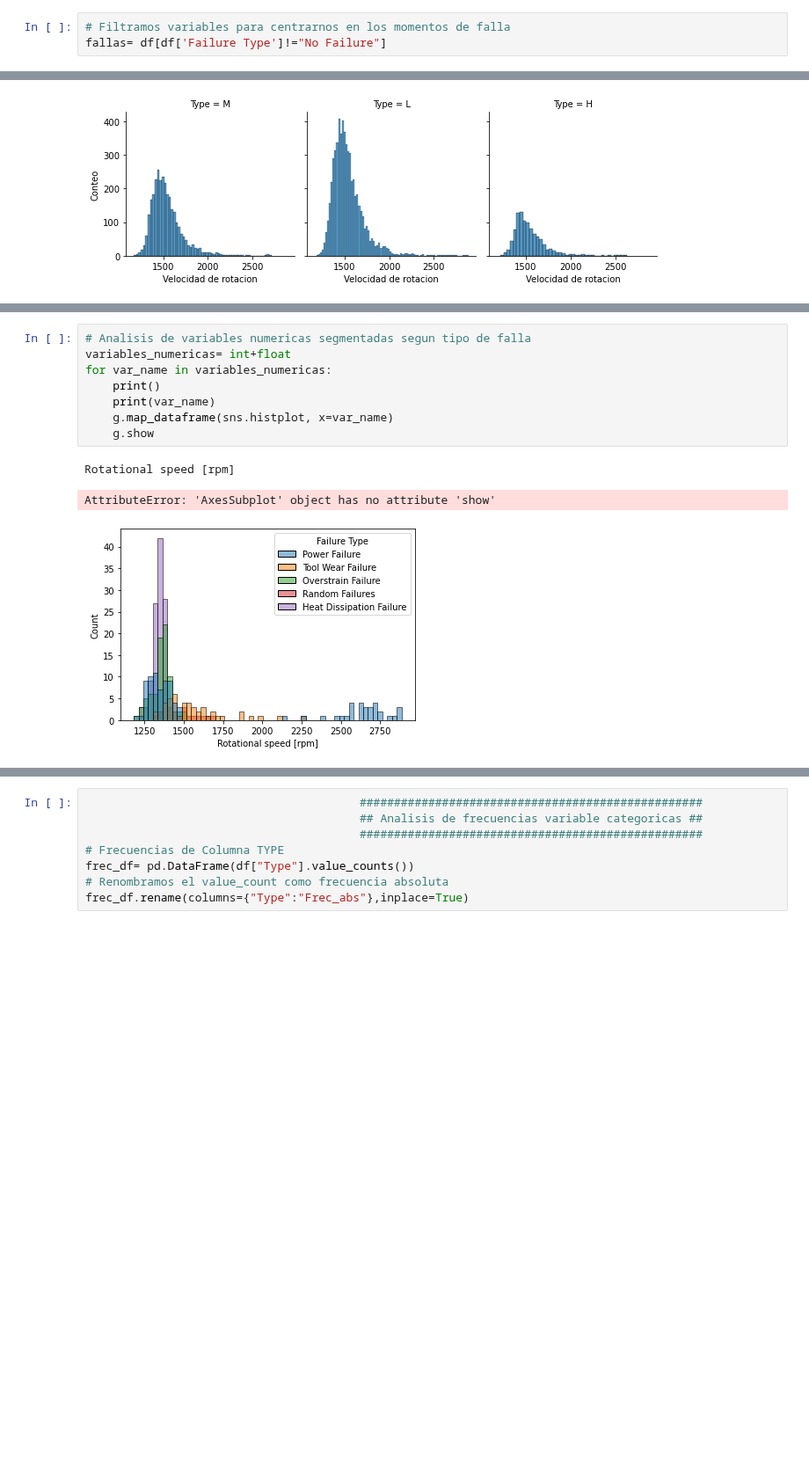
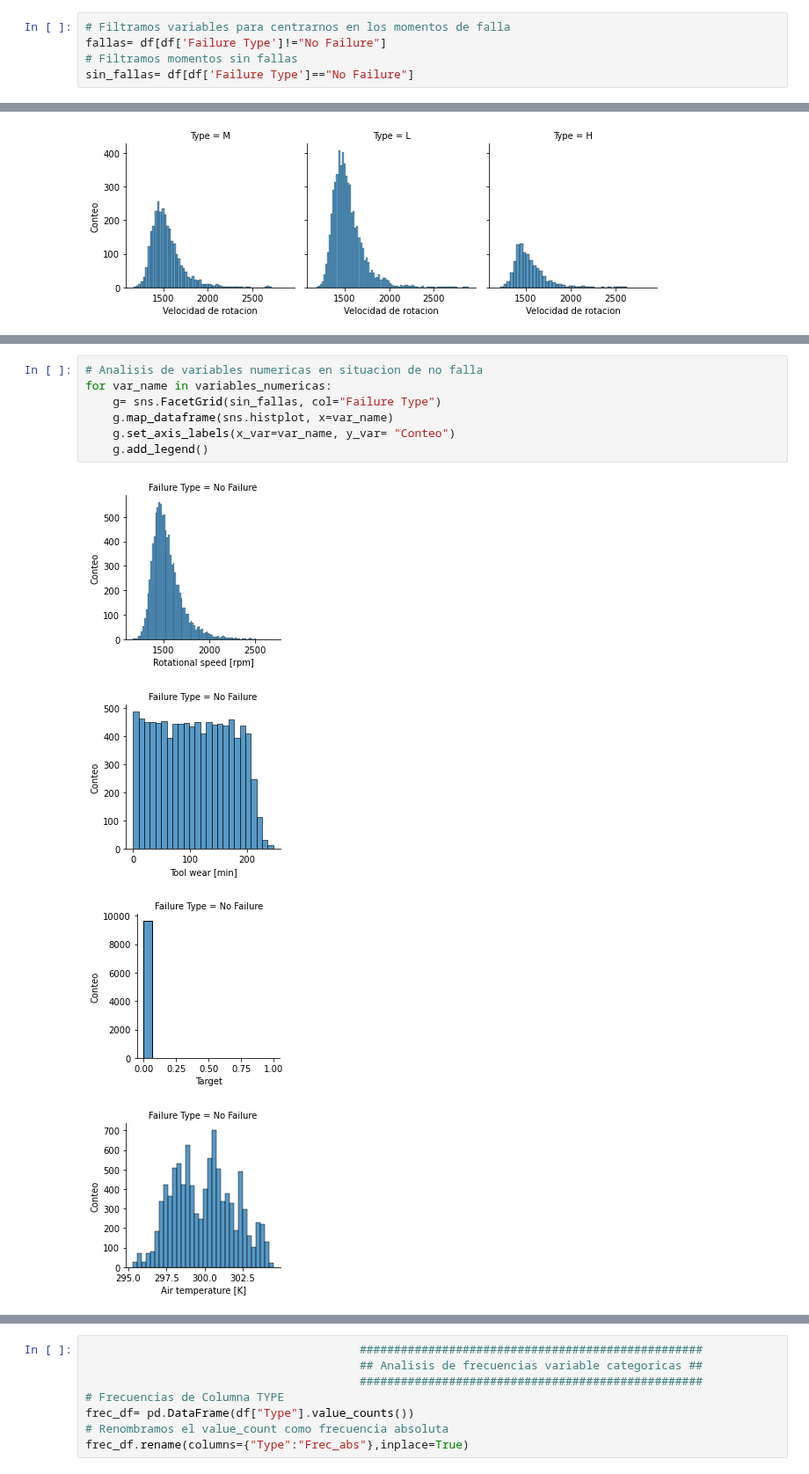
Before and after one commit to maxi879/proyecto_final_coder, a Jupyter notebook: Analisis.ipynb, the cells around one changed output, grey strips where cells are left out. Shown at 88% size. Drawn from its saved outputs; the diff is of its cells as text; blank space fills up the shorter version.

```diff
--- a/Analisis.ipynb
+++ b/Analisis.ipynb
@@ -196,6 +196,8 @@ se procedera a ignorar los registros de No Failure(Outlier).
 # %%
 # Filtramos variables para centrarnos en los momentos de falla
 fallas= df[df['Failure Type']!="No Failure"]
+# Filtramos momentos sin fallas
+sin_fallas= df[df['Failure Type']=="No Failure"]
 # %%
 # Graficamos un conteo de roturas
 grafico= sns.countplot(fallas["Failure Type"])
@@ -309,13 +311,13 @@ g.add_legend()
 [figure]
 # %%
-# Analisis de variables numericas segmentadas segun tipo de falla
-variables_numericas= int+float
+# Analisis de variables numericas en situacion de no falla
 for var_name in variables_numericas:
-    print()
-    print(var_name)
+    g= sns.FacetGrid(sin_fallas, col="Failure Type")
     g.map_dataframe(sns.histplot, x=var_name)
-    g.show
+    g.set_axis_labels(x_var=var_name, y_var= "Conteo")
+    g.add_legend()
 # %% [output]
-Rotational speed [rpm]
-AttributeError: 'AxesSubplot' object has no attribute 'show'
-[figure, old version]
+[figure, new version]
+[figure, added]
+[figure, added]
+[figure, added]
```
Also changed, not shown: parts of 3 cells of this notebook.
